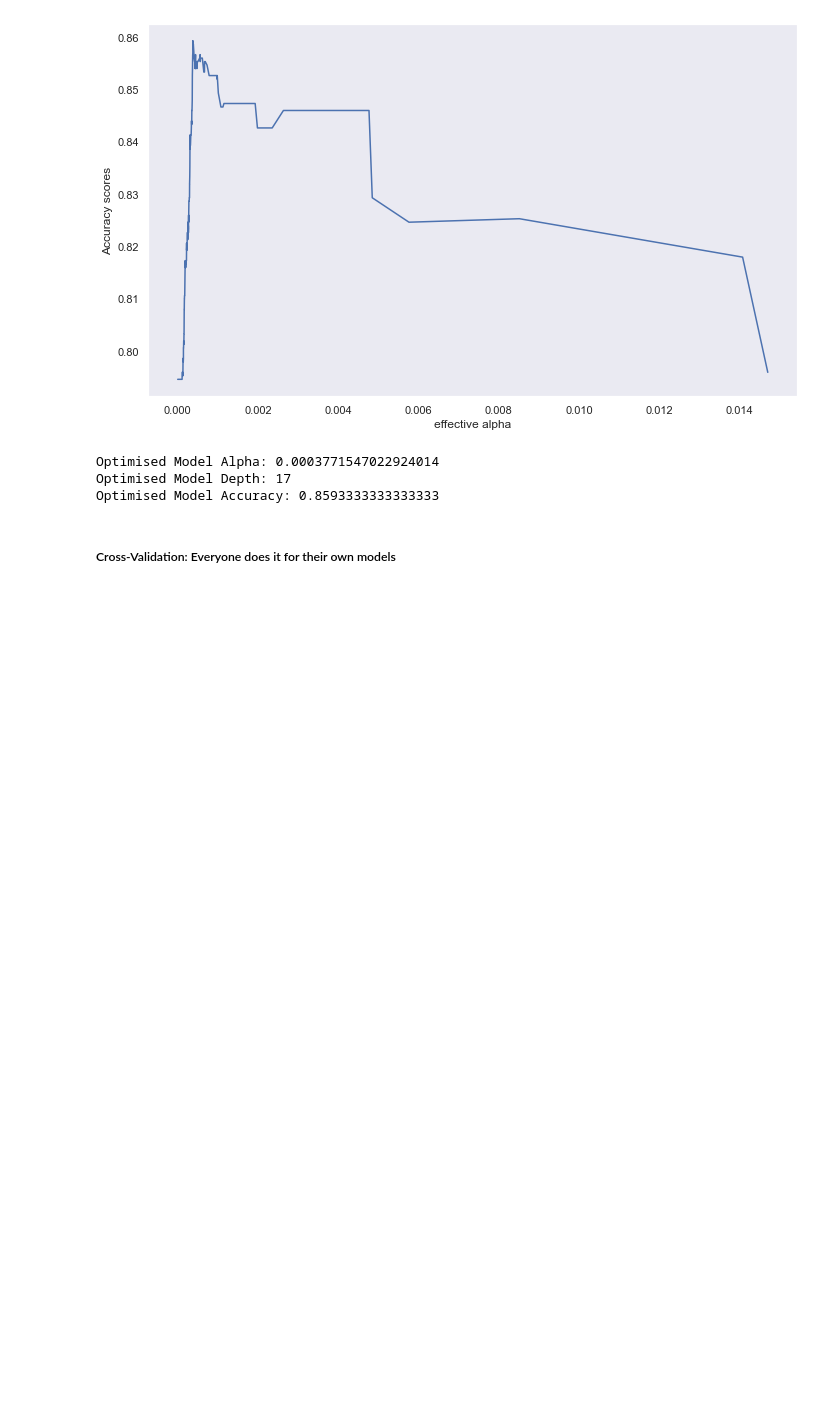
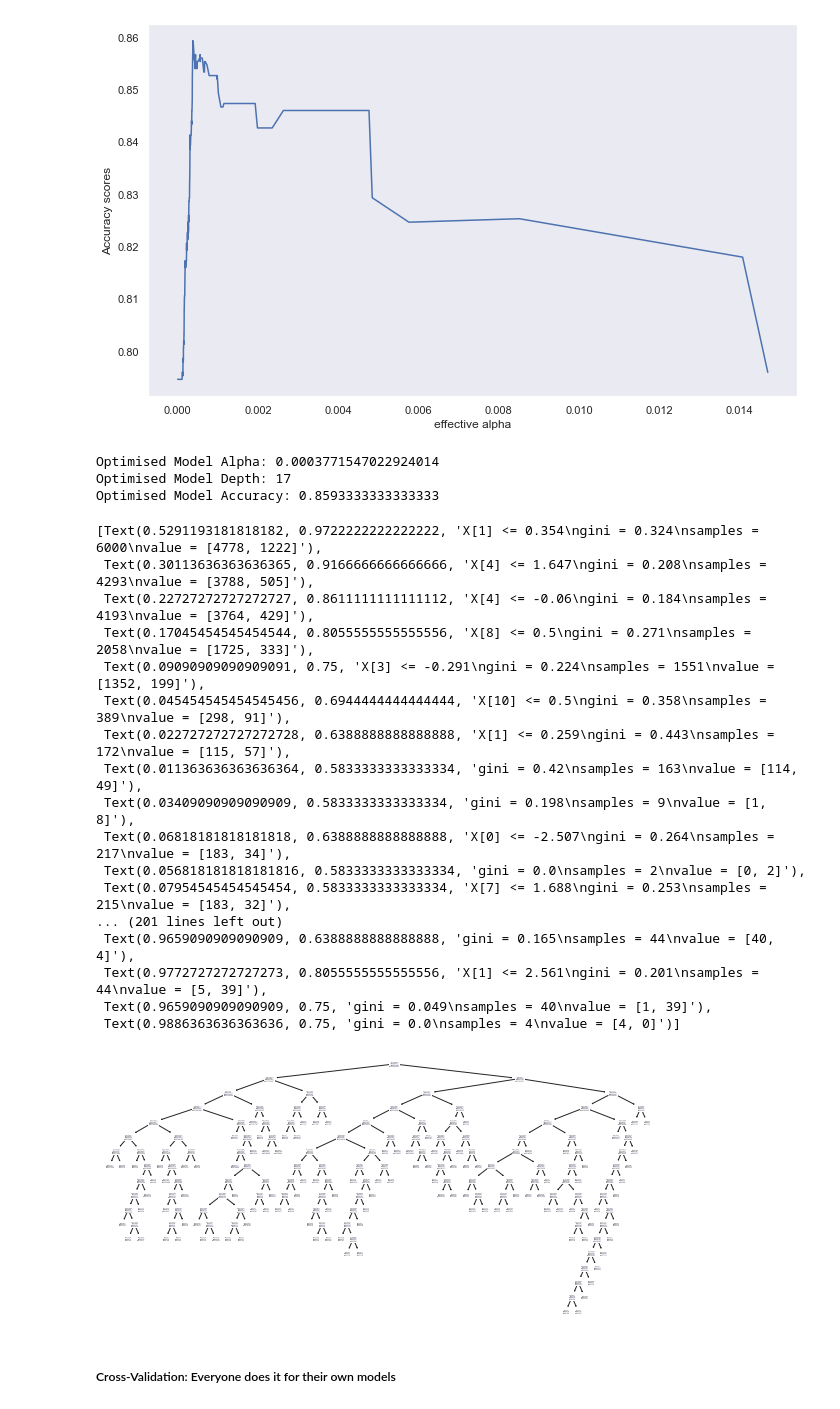
Before and after one commit to AML-final-course-project/SMM284, a Jupyter notebook: customer_churn.ipynb, the cells around one changed output. Cells and saved outputs as stored; diff of their text form; code cells hidden in the pictures; blank space fills up the shorter version.

```diff
--- a/customer_churn.ipynb
+++ b/customer_churn.ipynb
@@ -580,6 +580,27 @@ final_tree = clfs[np.argmax(acc_scores)]
 Optimised Model Alpha: 0.0003771547022924014
 Optimised Model Depth: 17
 Optimised Model Accuracy: 0.8593333333333333
+# %%
+sklearn.tree.plot_tree(final_tree)
+# %% [output]
+[Text(0.5291193181818182, 0.9722222222222222, 'X[1] <= 0.354\ngini = 0.324\nsamples = 6000\nvalue = [4778, 1222]'),
+ Text(0.30113636363636365, 0.9166666666666666, 'X[4] <= 1.647\ngini = 0.208\nsamples = 4293\nvalue = [3788, 505]'),
+ Text(0.22727272727272727, 0.8611111111111112, 'X[4] <= -0.06\ngini = 0.184\nsamples = 4193\nvalue = [3764, 429]'),
+ Text(0.17045454545454544, 0.8055555555555556, 'X[8] <= 0.5\ngini = 0.271\nsamples = 2058\nvalue = [1725, 333]'),
+ Text(0.09090909090909091, 0.75, 'X[3] <= -0.291\ngini = 0.224\nsamples = 1551\nvalue = [1352, 199]'),
+ Text(0.045454545454545456, 0.6944444444444444, 'X[10] <= 0.5\ngini = 0.358\nsamples = 389\nvalue = [298, 91]'),
+ Text(0.022727272727272728, 0.6388888888888888, 'X[1] <= 0.259\ngini = 0.443\nsamples = 172\nvalue = [115, 57]'),
+ Text(0.011363636363636364, 0.5833333333333334, 'gini = 0.42\nsamples = 163\nvalue = [114, 49]'),
+ Text(0.03409090909090909, 0.5833333333333334, 'gini = 0.198\nsamples = 9\nvalue = [1, 8]'),
+ Text(0.06818181818181818, 0.6388888888888888, 'X[0] <= -2.507\ngini = 0.264\nsamples = 217\nvalue = [183, 34]'),
+ Text(0.056818181818181816, 0.5833333333333334, 'gini = 0.0\nsamples = 2\nvalue = [0, 2]'),
+ Text(0.07954545454545454, 0.5833333333333334, 'X[7] <= 1.688\ngini = 0.253\nsamples = 215\nvalue = [183, 32]'),
+... (201 lines left out)
+ Text(0.9659090909090909, 0.6388888888888888, 'gini = 0.165\nsamples = 44\nvalue = [40, 4]'),
+ Text(0.9772727272727273, 0.8055555555555556, 'X[1] <= 2.561\ngini = 0.201\nsamples = 44\nvalue = [5, 39]'),
+ Text(0.9659090909090909, 0.75, 'gini = 0.049\nsamples = 40\nvalue = [1, 39]'),
+ Text(0.9886363636363636, 0.75, 'gini = 0.0\nsamples = 4\nvalue = [4, 0]')]
+[figure, added]
 # %% [markdown]
 ##### Cross-Validation: Everyone does it for their own models
 # %% [markdown]
```
